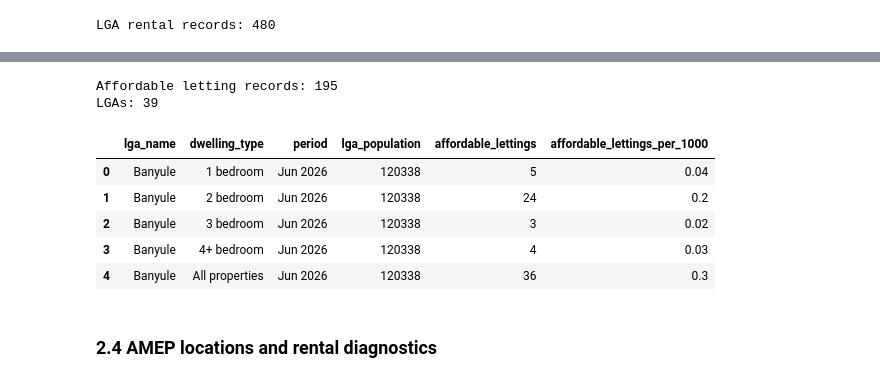
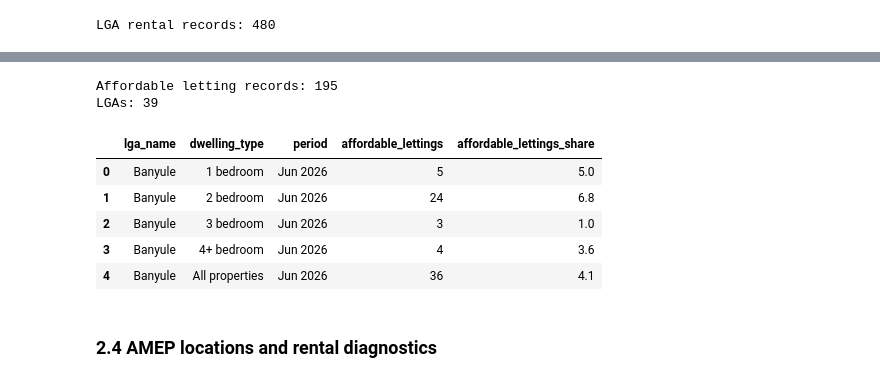
Before and after one commit to team-c-new-roots/new-roots, a Jupyter notebook: pipeline/Scripts/New_Roots_Data_Pipeline.ipynb, the cells around one changed output, grey strips where cells are left out. Cells and saved outputs as stored; diff of their text form; code cells hidden in the pictures.

Commit message:
Updated availability calc & affordable lettings

```diff
--- a/pipeline/Scripts/New_Roots_Data_Pipeline.ipynb
+++ b/pipeline/Scripts/New_Roots_Data_Pipeline.ipynb
@@ -1000,53 +967,50 @@ affordable_tables = []
 
 for dwelling_type, sheet in ds_affordable_lettings.items():
 
-    # Find the June 2026 affordable lettings column
+    # Find the June 2026 affordable lettings and percentage columns
     affordable_cols = [col for col in sheet.columns if str(sheet.loc[1, col]).strip() == PERIOD and str(sheet.loc[2, col]).strip().lower() == "affordable"]
 
+    percent_cols = [col for col in sheet.columns if str(sheet.loc[1, col]).strip() == PERIOD and str(sheet.loc[2, col]).strip().lower() == "percent"]
+
     assert len(affordable_cols) == 1, f"Expected one {PERIOD} affordable count for {dwelling_type}"
+    assert len(percent_cols) == 1, f"Expected one {PERIOD} affordable percentage for {dwelling_type}"
 
-    # Keep LGA name and affordable lettings
-    affordable = sheet.loc[3:, [0, affordable_cols[0]]].copy()
-    affordable.columns = ["lga_name", "affordable_lettings"]
+    # Keep LGA name, affordable lettings and affordable share
+    affordable = sheet.loc[3:, [0, affordable_cols[0], percent_cols[0]]].copy()
+    affordable.columns = ["lga_name", "affordable_lettings", "affordable_lettings_share"]
 
     affordable["lga_name"] = affordable["lga_name"].astype("string").str.strip().replace(NAME_OVERRIDES)
-    affordable = affordable[affordable["lga_name"].isin(lga_population["lga_name"])].copy()
+    affordable = affordable[affordable["lga_name"].isin(lga_matches["lga_name"])].copy()
 
     affordable["affordable_lettings"] = pd.to_numeric(affordable["affordable_lettings"], errors="coerce").astype("Int64")
+    affordable["affordable_lettings_share"] = (pd.to_numeric(affordable["affordable_lettings_share"], errors="coerce") * 100).round(2)
 
     affordable["dwelling_type"] = dwelling_type
     affordable["period"] = PERIOD
 
     affordable_tables.append(affordable)
 
 # Combine all dwelling types into one table
 affordable_lettings = pd.concat(affordable_tables, ignore_index=True)
 
-# Attach LGA populations
-affordable_lettings = affordable_lettings.merge(lga_population, on="lga_name", how="left", validate="many_to_one")
-
-# Calculate affordable lettings per 1,000 residents
-affordable_lettings["affordable_lettings_per_1000"] = affordable_lettings["affordable_lettings"] / affordable_lettings["lga_population"].where(affordable_lettings["lga_population"] > 0) * 1000
-
-affordable_lettings["affordable_lettings_per_1000"] = affordable_lettings["affordable_lettings_per_1000"].round(2)
-
 # Final Silver table
-affordable_lettings = affordable_lettings[["lga_name", "dwelling_type", "period", "lga_population", "affordable_lettings", "affordable_lettings_per_1000"]].sort_values(["lga_name", "dwelling_type"]).reset_index(drop=True)
+affordable_lettings = affordable_lettings[["lga_name", "dwelling_type", "period", "affordable_lettings", "affordable_lettings_share"]].sort_values(["lga_name", "dwelling_type"]).reset_index(drop=True)
 
 assert not affordable_lettings.duplicated(["lga_name", "dwelling_type"]).any(), "Duplicate affordable letting records"
+assert affordable_lettings["affordable_lettings_share"].dropna().between(0, 100).all(), "Invalid affordable lettings percentage"
 
 print("Affordable letting records:", len(affordable_lettings))
 print("LGAs:", affordable_lettings["lga_name"].nunique())
 display(affordable_lettings.head())
 # %% [output]
 Affordable letting records: 195
 LGAs: 39
-|  | lga_name | dwelling_type | period | lga_population | affordable_lettings | affordable_lettings_per_1000 |
-| 0 | Banyule | 1 bedroom | Jun 2026 | 120338 | 5 | 0.04 |
-| 1 | Banyule | 2 bedroom | Jun 2026 | 120338 | 24 | 0.2 |
-| 2 | Banyule | 3 bedroom | Jun 2026 | 120338 | 3 | 0.02 |
-| 3 | Banyule | 4+ bedroom | Jun 2026 | 120338 | 4 | 0.03 |
-| 4 | Banyule | All properties | Jun 2026 | 120338 | 36 | 0.3 |
+|  | lga_name | dwelling_type | period | affordable_lettings | affordable_lettings_share |
+| 0 | Banyule | 1 bedroom | Jun 2026 | 5 | 5.0 |
+| 1 | Banyule | 2 bedroom | Jun 2026 | 24 | 6.8 |
+| 2 | Banyule | 3 bedroom | Jun 2026 | 3 | 1.0 |
+| 3 | Banyule | 4+ bedroom | Jun 2026 | 4 | 3.6 |
+| 4 | Banyule | All properties | Jun 2026 | 36 | 4.1 |
 # %% [markdown]
 ### 2.4 AMEP locations and rental diagnostics
 # %%
```
Also changed, not shown: parts of 8 cells of this notebook.
